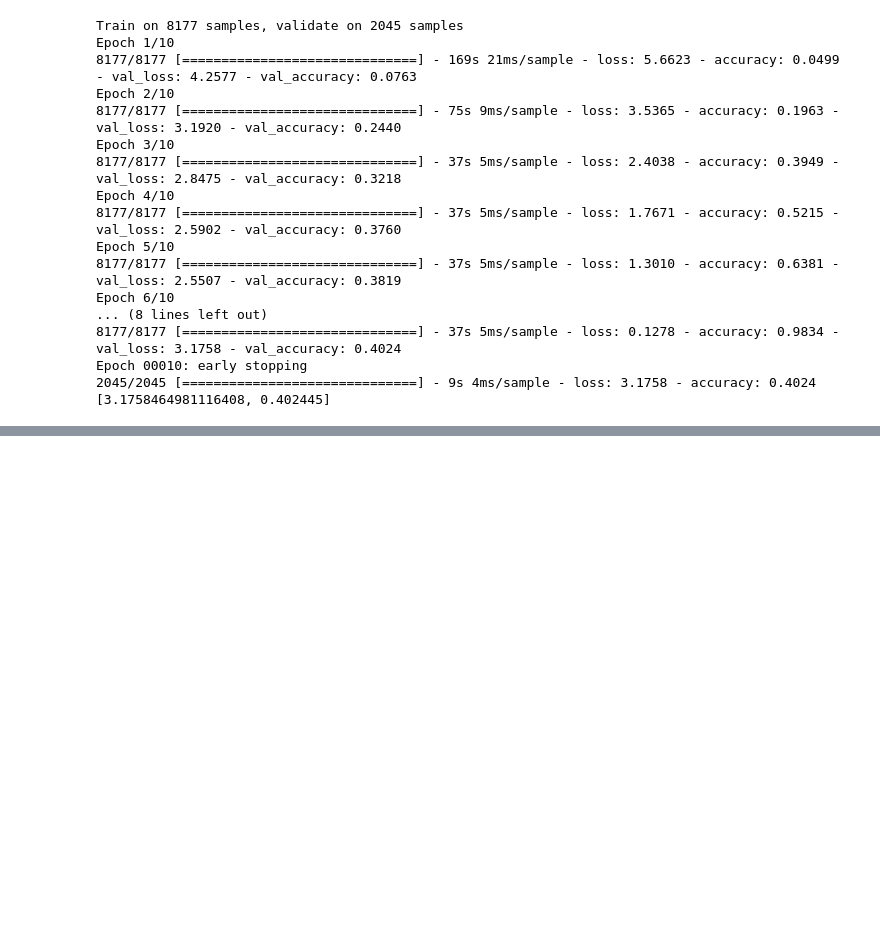
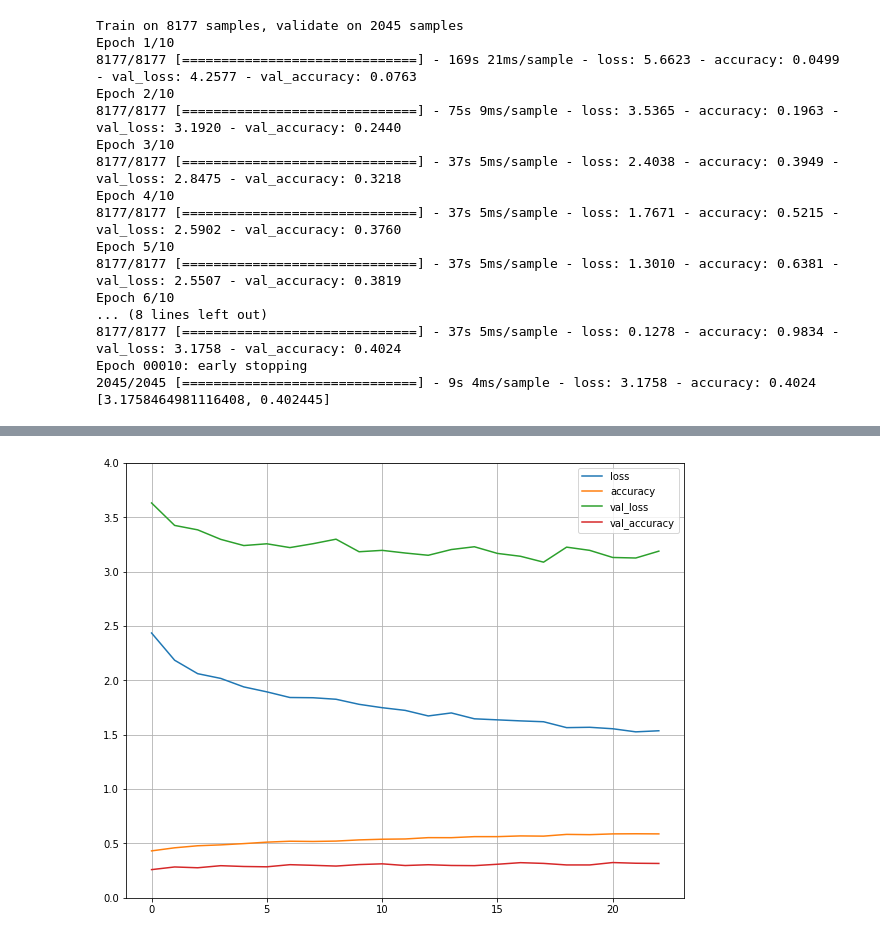
Before and after one commit to GreatLearningAIML1/bangalore-aug19-batch-Nishamol, a Jupyter notebook: CV_Project2_Dog_Breed_Classification_Questions.ipynb, the cells around one changed output, grey strips where cells are left out. Saved outputs shown, nothing was run; the diff lists cells and outputs as text; code cells hidden in the pictures; blank space fills up the shorter version.

```diff
--- a/CV_Project2_Dog_Breed_Classification_Questions.ipynb
+++ b/CV_Project2_Dog_Breed_Classification_Questions.ipynb
@@ -311,7 +311,7 @@ from tensorflow.keras.preprocessing.image import ImageDataGenerator
 You need to use train_datagen.flow() and val_datagen.flow()
 # %%
 # This will do preprocessing and realtime data augmentation:
-train_datagen = ImageDataGenerator(
+train_generator = ImageDataGenerator(
     featurewise_center=False,  # set input mean to 0 over the dataset
     samplewise_center=False,  # set each sample mean to 0
     featurewise_std_normalization=False,  # divide inputs by std of the dataset
@@ -324,7 +324,7 @@ train_datagen = ImageDataGenerator(
     vertical_flip=False)  # randomly flip images
 # %%
 # This will do preprocessing and realtime data augmentation:
-test_datagen = ImageDataGenerator(
+val_generator = ImageDataGenerator(
     featurewise_center=False,  # set input mean to 0 over the dataset
     samplewise_center=False,  # set each sample mean to 0
     featurewise_std_normalization=False,  # divide inputs by std of the dataset
@@ -338,9 +338,9 @@ test_datagen = ImageDataGenerator(
 # %% [markdown]
 ### Fit the model using fit_generator() using `train_generator` and `val_generator` from the above step with 10 epochs
 # %%
-CnnModel1.fit_generator(train_datagen.flow(Xtrain, ytrain,batch_size=32),
+CnnModel1.fit_generator(train_generator.flow(Xtrain, ytrain,batch_size=32),
                     epochs=10,
-                    validation_data=test_datagen.flow(Xval, yval,batch_size=32), callbacks=callback_list,
+                    validation_data=val_generator.flow(Xval, yval,batch_size=32), callbacks=callback_list,
                     workers = 6
                        )
 # %% [output]
@@ -483,0 +485,20 @@ Epoch 00010: early stopping
+# %%
+#Other Parameter tuning examples tried out.
+#Used Adamax with lower learning rate and less batch size for training
+
+opt = tensorflow.keras.optimizers.Adamax(lr = 0.0001)
+early_stopping = tensorflow.keras.callbacks.EarlyStopping(monitor='val_loss', patience=5, verbose=1, mode='auto')
+callback_list = [early_stopping]
+
+# creating the final model
+Tran_Model2 = Model(base_model.input,pred)
+
+# Loss and Optimizer
+Tran_Model2.compile(loss='categorical_crossentropy', optimizer=opt, metrics=['accuracy'])
+
+
+TranModel2hist = Tran_Model2.fit_generator(train_generator.flow(Xtrain, ytrain,batch_size=10),
+                    epochs=30,
+                    validation_data=val_generator.flow(Xval, yval,batch_size=128), callbacks=callback_list,shuffle = True,
+                    workers = 6
+                         )
@@ -483,0 +523,7 @@ Epoch 00010: early stopping
+# %%
+pd.DataFrame(TranModel2hist.history).plot(figsize = (10,8))
+plt.grid(True)
+plt.gca().set_ylim(0,4)
+plt.show()
+# %% [output]
+[figure, added]
```
Also changed, not shown: parts of 6 cells of this notebook.
